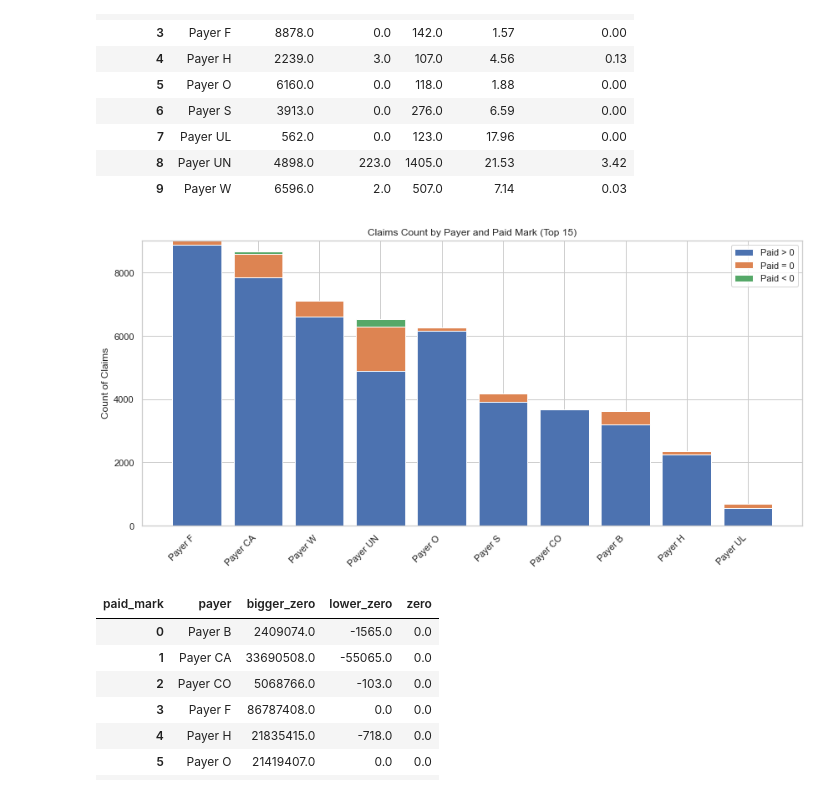
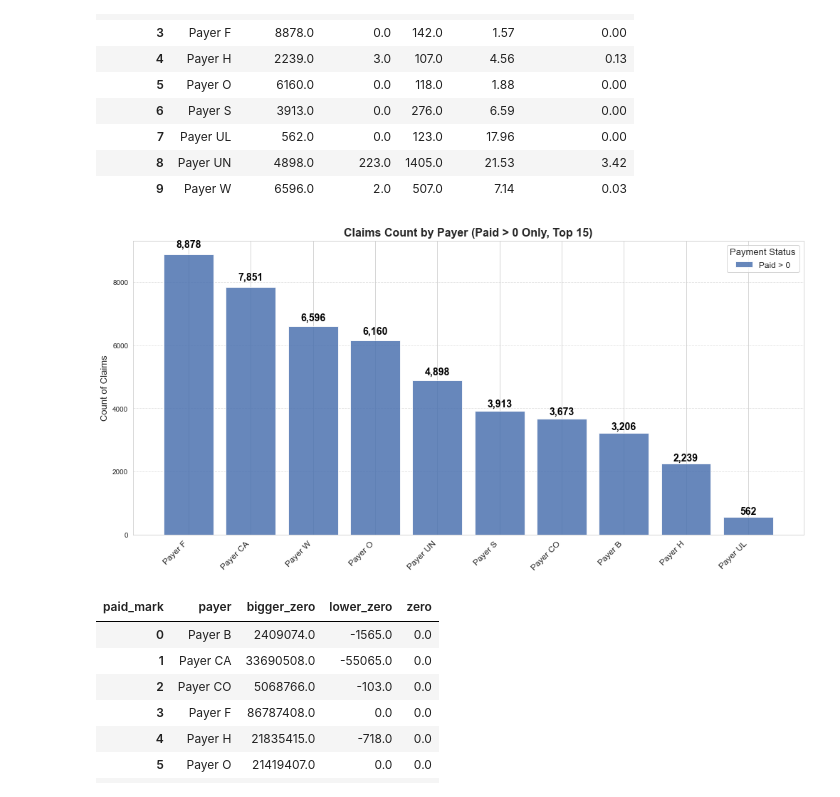
Before and after one commit to maxegorovpt/da_portfolio, a Jupyter notebook: business_cases/wip_claims_trends/claims_eda.ipynb, the cells around one changed output. Saved outputs shown, nothing was run; the diff lists cells and outputs as text; code cells hidden in the pictures.

```diff
--- a/business_cases/wip_claims_trends/claims_eda.ipynb
+++ b/business_cases/wip_claims_trends/claims_eda.ipynb
@@ -356,23 +382,39 @@ df_cat_payer
 | 8 | Payer UN | 4898.0 | 223.0 | 1405.0 | 21.53 | 3.42 |
 | 9 | Payer W | 6596.0 | 2.0 | 507.0 | 7.14 | 0.03 |
 # %%
-df_cat_payer['total'] = df_cat_payer[['bigger_zero', 'zero', 'lower_zero']].sum(axis=1)
-df_cat_payer_sorted = df_cat_payer.sort_values('total', ascending=False).head(15)  # Top 15 payers for clarity
+# Only keep Paid > 0 data
+df_cat_payer_sorted = df_cat_payer.sort_values('bigger_zero', ascending=False).head(15)
 
-plt.figure(figsize=(12, 6))
-plt.bar(df_cat_payer_sorted['payer'], df_cat_payer_sorted['bigger_zero'], label='Paid > 0')
-plt.bar(df_cat_payer_sorted['payer'], df_cat_payer_sorted['zero'], bottom=df_cat_payer_sorted['bigger_zero'], label='Paid = 0')
-plt.bar(df_cat_payer_sorted['payer'], df_cat_payer_sorted['lower_zero'],
-        bottom=df_cat_payer_sorted['bigger_zero'] + df_cat_payer_sorted['zero'], label='Paid < 0')
+plt.figure(figsize=(14, 7))
 
-plt.xticks(rotation=45, ha='right')
-plt.ylabel('Count of Claims')
-plt.title('Claims Count by Payer and Paid Mark (Top 15)')
-plt.legend()
+color_paid = '#4c72b0'  # nice blue
+
+# Plot only Paid > 0 bars
+bars = plt.bar(df_cat_payer_sorted['payer'], df_cat_payer_sorted['bigger_zero'],
+               label='Paid > 0', color=color_paid, alpha=0.85)
+
+# Add labels above bars
+for idx, val in enumerate(df_cat_payer_sorted['bigger_zero']):
+    plt.text(
+        idx,
+        val + (val * 0.02),  # small gap
+        f"{int(val):,}",     # comma-separated integer
+        ha='center',
+        va='bottom',
+        fontsize=14,
+        fontweight='bold',
+        color='black'
+    )
+
+plt.xticks(rotation=45, ha='right', fontsize=12)
+plt.ylabel('Count of Claims', fontsize=13)
+plt.title('Claims Count by Payer (Paid > 0 Only, Top 15)', fontsize=16, weight='bold')
+plt.legend(title='Payment Status', fontsize=12, title_fontsize=13)
+plt.grid(axis='y', linestyle='--', alpha=0.6)
 plt.tight_layout()
 plt.show()
 # %% [output]
-[figure, old version]
+[figure, new version]
 # %%
 # PAYER: amount of the claims with paid mark breakdown SUM
 df_cat_payer_sum = (df.pivot_table(index = 'payer',
```
Also changed, not shown: parts of 23 cells of this notebook.
